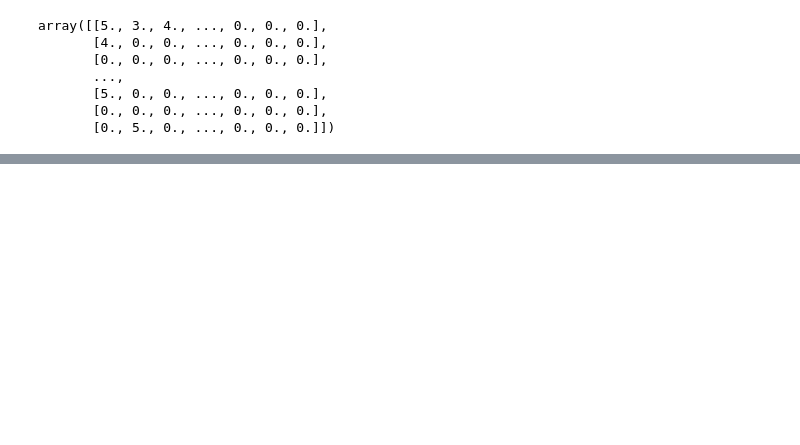
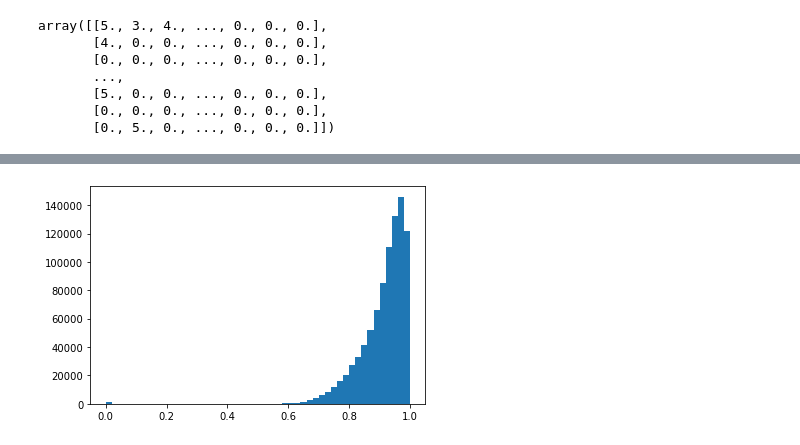
Before and after one commit to jlabhard/ntds_project_movielens, a Jupyter notebook: Untitled.ipynb, the cells around one changed output, grey strips where cells are left out. Cells and saved outputs as stored; diff of their text form; code cells hidden in the pictures; blank space fills up the shorter version.

```diff
--- a/Untitled.ipynb
+++ b/Untitled.ipynb
@@ -49,0 +56,2 @@ euclidean_distance_matrix_movies = squareform(pdist(ratings.T, metric = euclidea
+# %%
+jaccard_similarity_users = squareform(pdist(ratings != 0, metric = 'jaccard'))
@@ -68,0 +73,5 @@ plt.hist(euclidean_distance_matrix_movies.flatten(), bins = 50)
+# %%
+plt.hist(jaccard_similarity_users.flatten(), bins = 50)
+plt.show()
+# %% [output]
+[figure, added]
```
Also changed, not shown: parts of 23 cells of this notebook, 7 other files.
